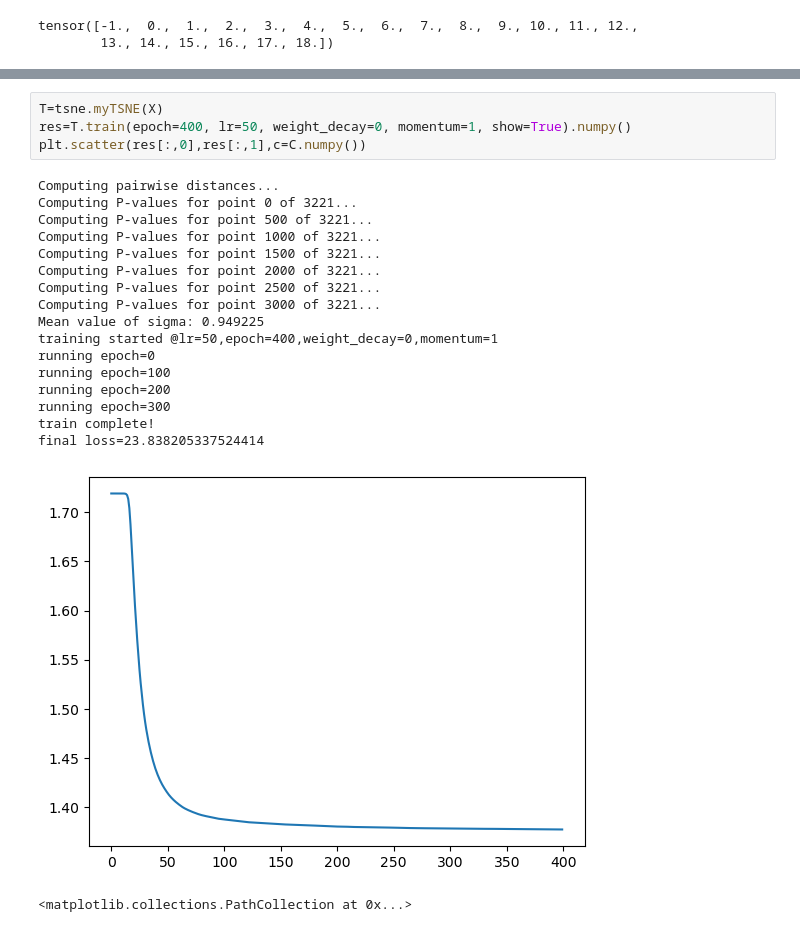
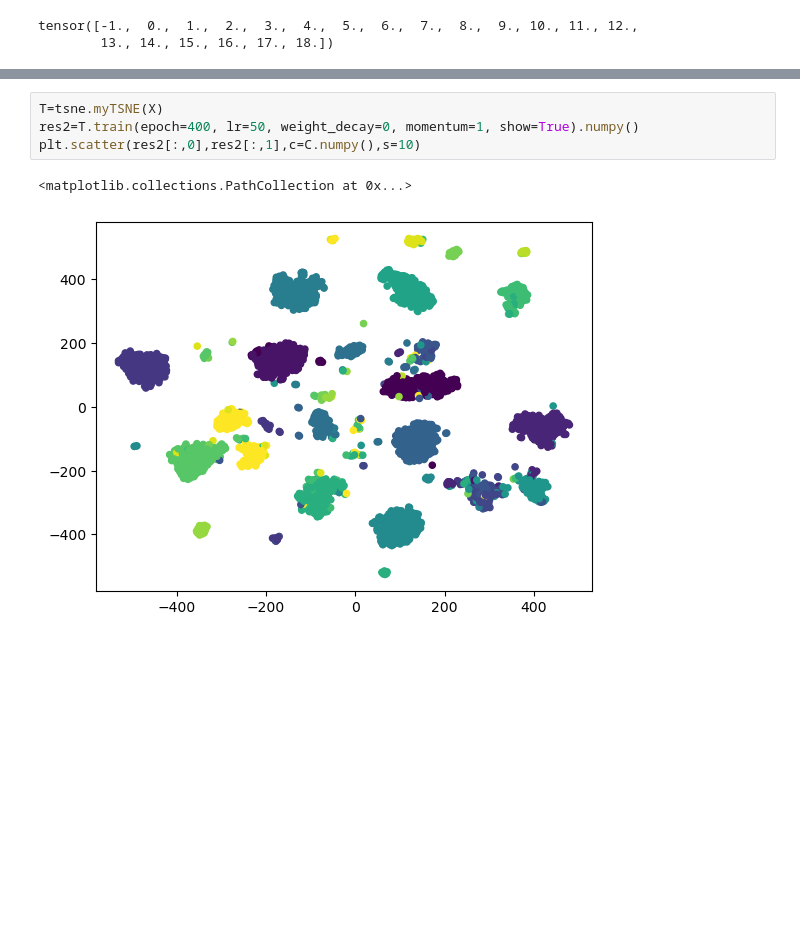
Before and after one commit to JDekun/openseg.pytorch, a Jupyter notebook: t-sne/main.ipynb, the cells around one changed output, grey strips where cells are left out. Cells and saved outputs as stored; diff of their text form; blank space fills up the shorter version.

```diff
--- a/t-sne/main.ipynb
+++ b/t-sne/main.ipynb
@@ -75,23 +73,7 @@ final loss=26.37004280090332
 # %%
 T=tsne.myTSNE(X)
-res=T.train(epoch=400, lr=50, weight_decay=0, momentum=1, show=True).numpy()
-plt.scatter(res[:,0],res[:,1],c=C.numpy())
+res2=T.train(epoch=400, lr=50, weight_decay=0, momentum=1, show=True).numpy()
+plt.scatter(res2[:,0],res2[:,1],c=C.numpy(),s=10)
 # %% [output]
-Computing pairwise distances...
-Computing P-values for point 0 of 3221...
-Computing P-values for point 500 of 3221...
-Computing P-values for point 1000 of 3221...
-Computing P-values for point 1500 of 3221...
-Computing P-values for point 2000 of 3221...
-Computing P-values for point 2500 of 3221...
-Computing P-values for point 3000 of 3221...
-Mean value of sigma: 0.949225
-training started @lr=50,epoch=400,weight_decay=0,momentum=1
-running epoch=0
-running epoch=100
-running epoch=200
-running epoch=300
-train complete!
-final loss=23.838205337524414
+<matplotlib.collections.PathCollection at 0x...>
-[figure, old version]
+[figure, new version]
-<matplotlib.collections.PathCollection at 0x...>
```
Also changed, not shown: parts of 5 cells of this notebook, 5 other files.
